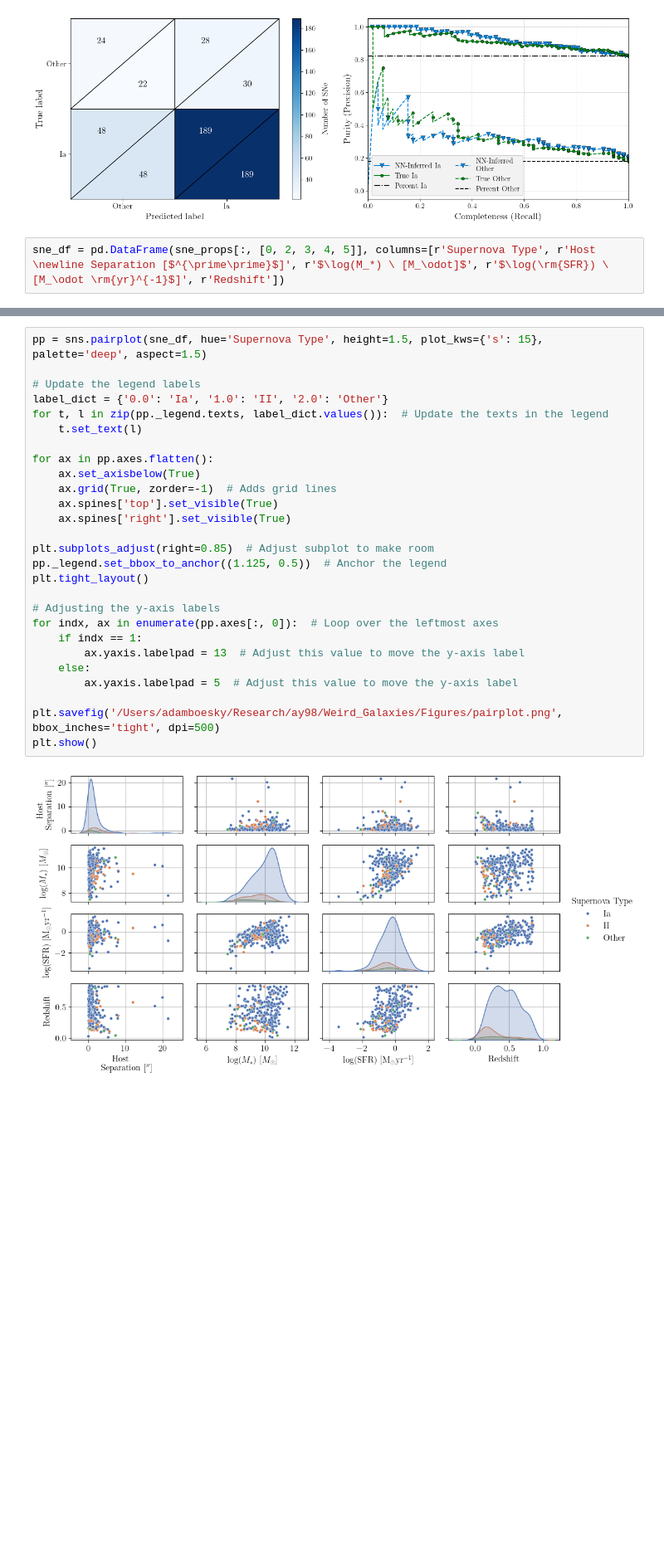
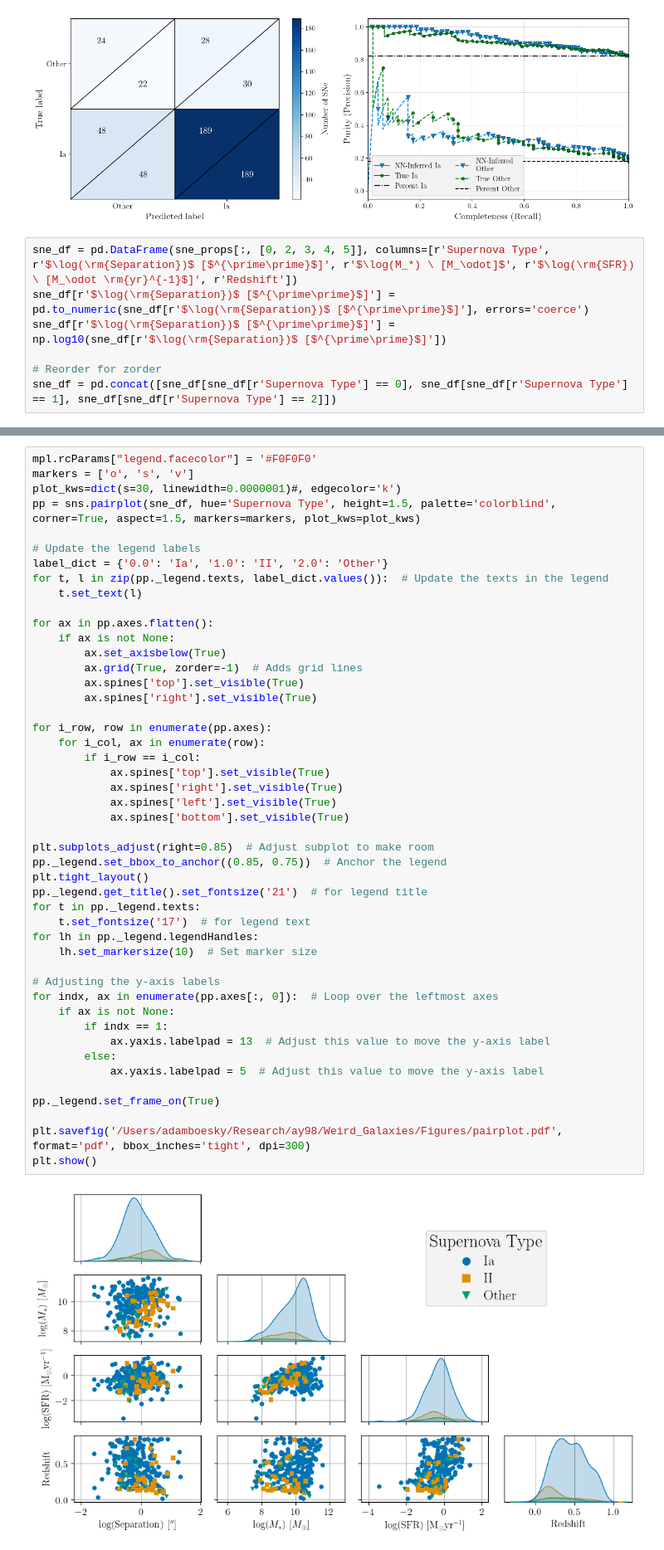
Before and after one commit to Adam-Boesky/astro_SPLASH, a Jupyter notebook: preprocessing/cleaning.ipynb, the cells around one changed output, grey strips where cells are left out. Shown at 83% size. Saved outputs shown, nothing was run; the diff lists cells and outputs as text; blank space fills up the shorter version.

```diff
--- a/preprocessing/cleaning.ipynb
+++ b/preprocessing/cleaning.ipynb
@@ -1365,7 +1366,12 @@ plt.show()
 # %% [output]
 [figure]
 # %%
-sne_df = pd.DataFrame(sne_props[:, [0, 2, 3, 4, 5]], columns=[r'Supernova Type', r'Host \newline Separation [$^{\prime\prime}$]', r'$\log(M_*) \ [M_\odot]$', r'$\log(\rm{SFR}) \ [M_\odot \rm{yr}^{-1}$]', r'Redshift'])
+sne_df = pd.DataFrame(sne_props[:, [0, 2, 3, 4, 5]], columns=[r'Supernova Type', r'$\log(\rm{Separation})$ [$^{\prime\prime}$]', r'$\log(M_*) \ [M_\odot]$', r'$\log(\rm{SFR}) \ [M_\odot \rm{yr}^{-1}$]', r'Redshift'])
+sne_df[r'$\log(\rm{Separation})$ [$^{\prime\prime}$]'] = pd.to_numeric(sne_df[r'$\log(\rm{Separation})$ [$^{\prime\prime}$]'], errors='coerce')
+sne_df[r'$\log(\rm{Separation})$ [$^{\prime\prime}$]'] = np.log10(sne_df[r'$\log(\rm{Separation})$ [$^{\prime\prime}$]'])
+
+# Reorder for zorder
+sne_df = pd.concat([sne_df[sne_df[r'Supernova Type'] == 0], sne_df[sne_df[r'Supernova Type'] == 1], sne_df[sne_df[r'Supernova Type'] == 2]])
 # %%
 sne_df.head()
 # %% [output]
@@ -1378,29 +1384,49 @@ sne_df.head()
 # %%
-pp = sns.pairplot(sne_df, hue='Supernova Type', height=1.5, plot_kws={'s': 15}, palette='deep', aspect=1.5)
+mpl.rcParams["legend.facecolor"] = '#F0F0F0'
+markers = ['o', 's', 'v']
+plot_kws=dict(s=30, linewidth=0.0000001)#, edgecolor='k')
+pp = sns.pairplot(sne_df, hue='Supernova Type', height=1.5, palette='colorblind', corner=True, aspect=1.5, markers=markers, plot_kws=plot_kws)
 
 # Update the legend labels
 label_dict = {'0.0': 'Ia', '1.0': 'II', '2.0': 'Other'}
 for t, l in zip(pp._legend.texts, label_dict.values()):  # Update the texts in the legend
     t.set_text(l)
 
 for ax in pp.axes.flatten():
-    ax.set_axisbelow(True)
-    ax.grid(True, zorder=-1)  # Adds grid lines
-    ax.spines['top'].set_visible(True)
-    ax.spines['right'].set_visible(True)
+    if ax is not None:
+        ax.set_axisbelow(True)
+        ax.grid(True, zorder=-1)  # Adds grid lines
+        ax.spines['top'].set_visible(True)
+        ax.spines['right'].set_visible(True)
+
+for i_row, row in enumerate(pp.axes):
+    for i_col, ax in enumerate(row):
+        if i_row == i_col:
+            ax.spines['top'].set_visible(True)
+            ax.spines['right'].set_visible(True)
+            ax.spines['left'].set_visible(True)
+            ax.spines['bottom'].set_visible(True)
 
 plt.subplots_adjust(right=0.85)  # Adjust subplot to make room
-pp._legend.set_bbox_to_anchor((1.125, 0.5))  # Anchor the legend
+pp._legend.set_bbox_to_anchor((0.85, 0.75))  # Anchor the legend
 plt.tight_layout()
+pp._legend.get_title().set_fontsize('21')  # for legend title
+for t in pp._legend.texts:
+    t.set_fontsize('17')  # for legend text
+for lh in pp._legend.legendHandles:
+    lh.set_markersize(10)  # Set marker size
 
 # Adjusting the y-axis labels
 for indx, ax in enumerate(pp.axes[:, 0]):  # Loop over the leftmost axes
-    if indx == 1:
-        ax.yaxis.labelpad = 13  # Adjust this value to move the y-axis label
-    else:
-        ax.yaxis.labelpad = 5  # Adjust this value to move the y-axis label
+    if ax is not None:
+        if indx == 1:
+            ax.yaxis.labelpad = 13  # Adjust this value to move the y-axis label
+        else:
+            ax.yaxis.labelpad = 5  # Adjust this value to move the y-axis label
 
-plt.savefig('/Users/adamboesky/Research/ay98/Weird_Galaxies/Figures/pairplot.png', bbox_inches='tight', dpi=500)
+pp._legend.set_frame_on(True)
+
+plt.savefig('/Users/adamboesky/Research/ay98/Weird_Galaxies/Figures/pairplot.pdf', format='pdf', bbox_inches='tight', dpi=300)
 plt.show()
 # %% [output]
-[figure, old version]
+[figure, new version]
```
Also changed, not shown: parts of 5 cells of this notebook, 13 other files.
